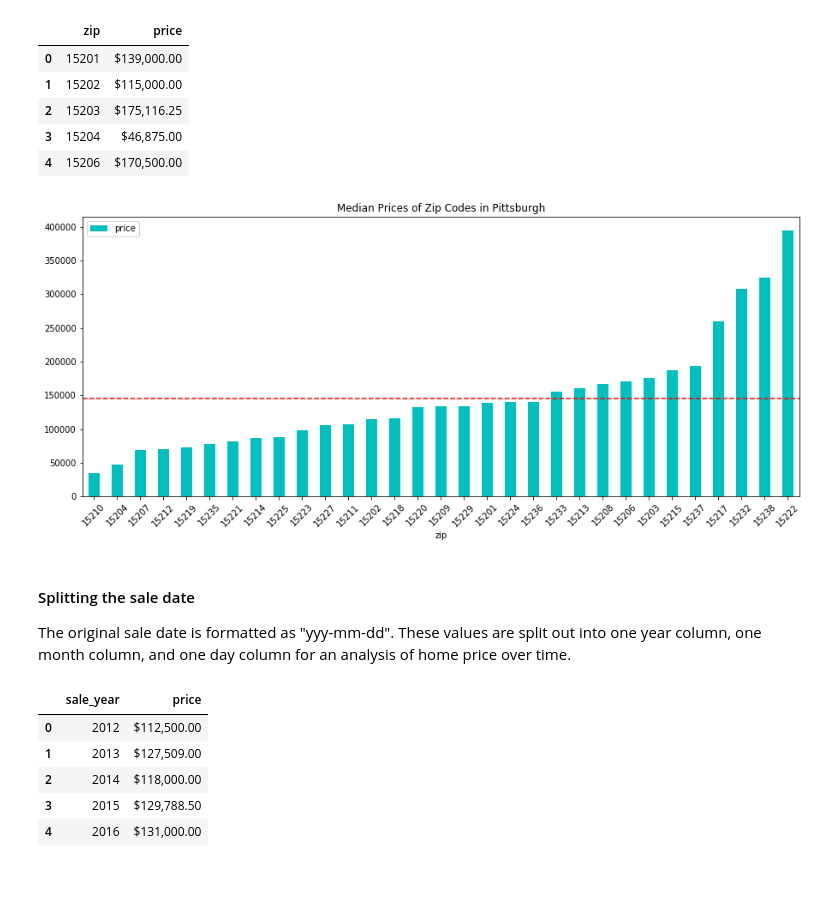
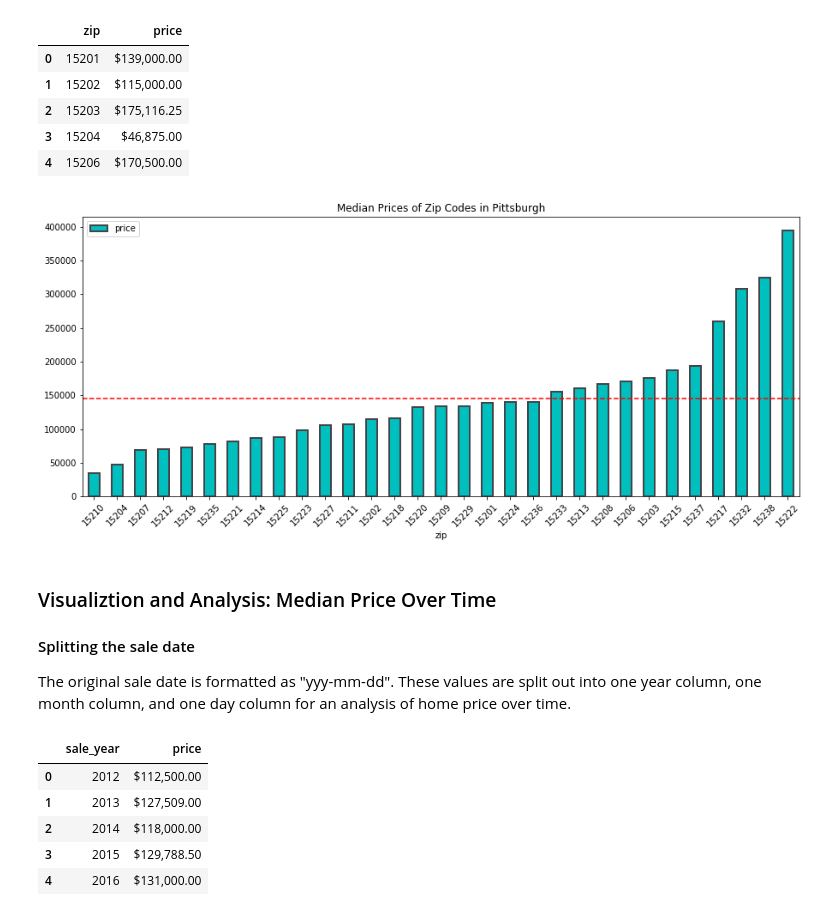
Before and after one commit to oxenfree/pittsburgh-real-estate-analysis, a Jupyter notebook: Project_1.ipynb, the cells around one changed output. Drawn from its saved outputs; the diff is of its cells as text; code cells hidden in the pictures; blank space fills up the shorter version.

```diff
--- a/Project_1.ipynb
+++ b/Project_1.ipynb
@@ -301,15 +314,24 @@ zip_median.head()
 # %%
 #graph of mean price by zip codes in pittsburgh
 plt.figure(figsize=(15,6))
 zip_median = zip_median.sort_values(by='price')
-zip_median[['zip', 'price']].plot(x='zip', y='price', ax = plt.gca(), kind='bar', color='c')
+zip_median[['zip', 'price']].plot(
+    x='zip',
+    y='price',
+    ax = plt.gca(),
+    kind='bar',
+    color='c',
+    edgecolor='#434348',
+    linewidth=2
+)
 plt.axhline(zip_median['price'].mean(), color='r', linestyle='--')
 plt.xticks(rotation=45)
 plt.title('Median Prices of Zip Codes in Pittsburgh')
 plt.show()
 # %% [output]
-[figure, old version]
+[figure, new version]
 # %% [markdown]
+### Visualiztion and Analysis: Median Price Over Time
 #### Splitting the sale date
 
 The original sale date is formatted as "yyy-mm-dd". These values are split out into one year column, one month column, and one day column for an analysis of home price over time.
```
Also changed, not shown: parts of 27 cells of this notebook.
